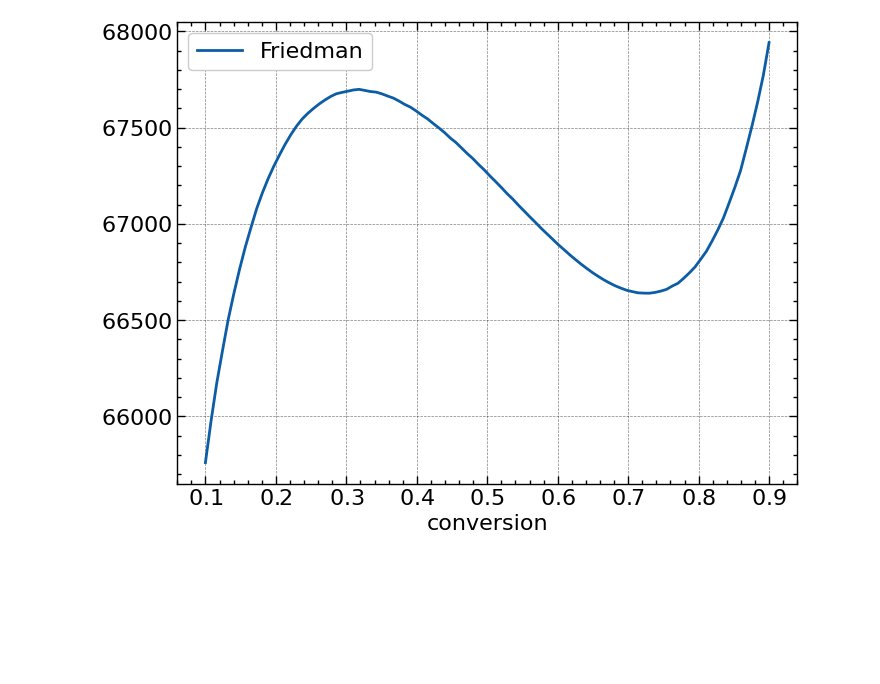
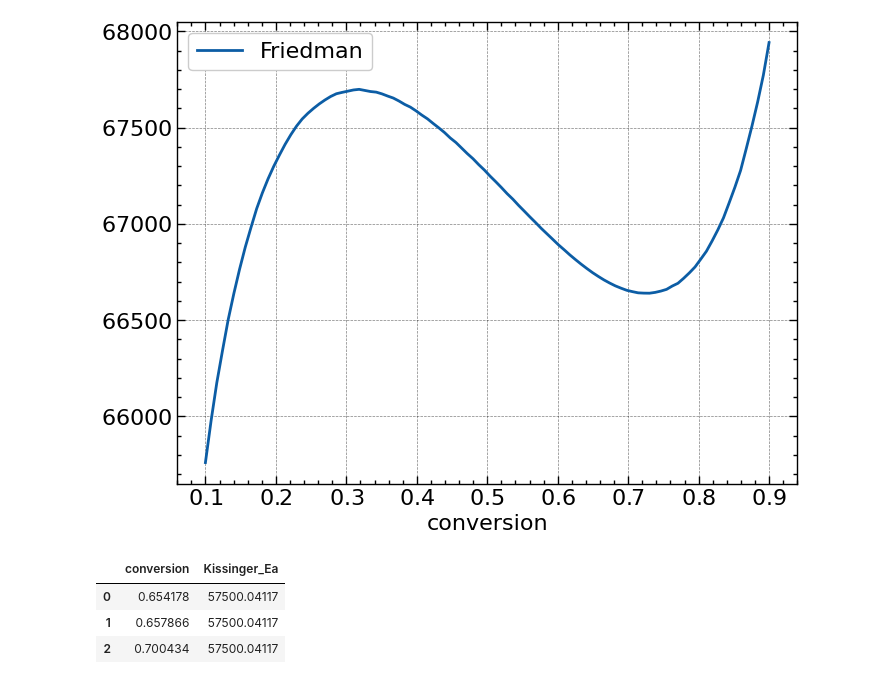
Before and after one commit to kdavjd/Open_ThermoKinetics, a Jupyter notebook: docs/ru/2_model_free.ipynb, the cells around one changed output. Drawn from its saved outputs; the diff is of its cells as text; code cells hidden in the pictures; blank space fills up the shorter version.

Commit message:
Kissinger added

```diff
--- a/docs/ru/2_model_free.ipynb
+++ b/docs/ru/2_model_free.ipynb
@@ -146,3 +162,52 @@ result_df.plot(x="conversion")
 # %% [output]
 <Axes: xlabel='conversion'>
 [figure]
+# %%
+def fetch_kissinger_Ea(reaction_df: pd.DataFrame) -> pd.DataFrame:
+    rate_cols = [col for col in reaction_df.columns if col != "temperature"]
+
+    temperature_K = reaction_df["temperature"] + 273.15
+
+    peak_points = []
+    for col in rate_cols:
+        series = reaction_df[col]
+
+        valid = series.notna() & temperature_K.notna()
+        if valid.sum() == 0:
+            continue
+
+        cum = series[valid].cumsum()
+        conv = cum / cum.iloc[-1]
+
+        idx_peak = series.idxmax()
+        T_peak = temperature_K.loc[idx_peak]
+        alpha_peak = conv.loc[idx_peak]
+        beta_val = float(col)
+        peak_points.append((beta_val, T_peak, alpha_peak))
+
+    peak_points.sort(key=lambda x: x[2])
+
+    beta_vals = np.array([pt[0] for pt in peak_points], dtype=float)
+    T_peaks = np.array([pt[1] for pt in peak_points], dtype=float)
+    alphas = np.array([pt[2] for pt in peak_points], dtype=float)
+
+    # X = 1/Tₚ, Y = ln(β / Tₚ²)
+    X = 1.0 / T_peaks
+    Y = np.log(beta_vals / (T_peaks ** 2))
+    slope, intercept = np.polyfit(X, Y, 1)
+    E_a = -slope * R
+
+    result_df = pd.DataFrame({
+        "conversion": alphas,
+        "Kissinger_Ea": [E_a] * len(alphas)
+    })
+    return result_df
+
+result_df = fetch_kissinger_Ea(reaction_df)
+
+result_df
+# %% [output]
+|  | conversion | Kissinger_Ea |
+| 0 | 0.654178 | 57500.04117 |
+| 1 | 0.657866 | 57500.04117 |
+| 2 | 0.700434 | 57500.04117 |
```
Also changed, not shown: parts of 1 cell of this notebook, 2 other files.
